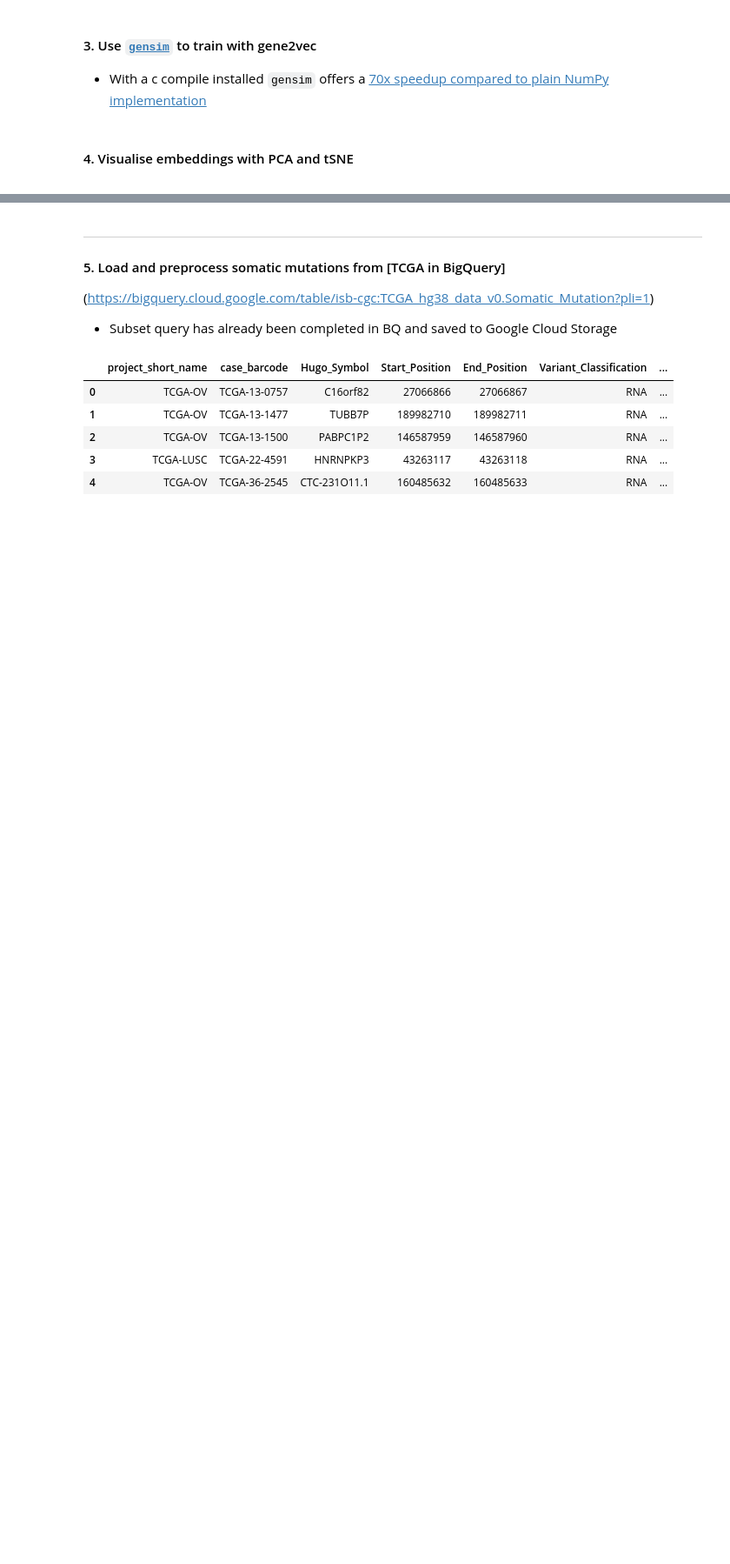
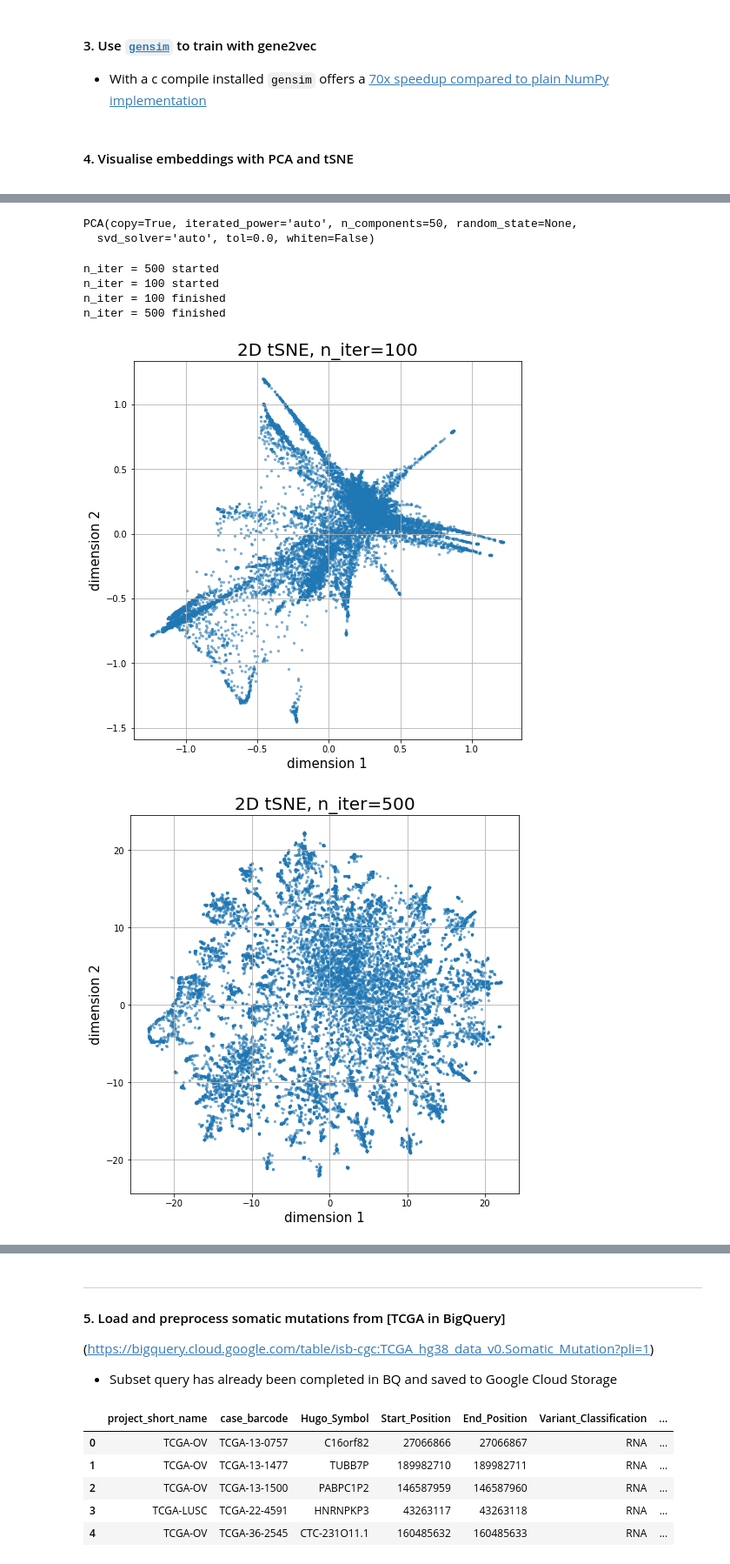
Before and after one commit to athon-millane/thesis, a Jupyter notebook: notebooks/gene2vec.ipynb, the cells around one changed output, grey strips where cells are left out. Shown at 87% size. Cells and saved outputs as stored; diff of their text form; code cells hidden in the pictures; blank space fills up the shorter version.

```diff
--- a/notebooks/gene2vec.ipynb
+++ b/notebooks/gene2vec.ipynb
@@ -172,27 +202,36 @@ plot_2d(pca_rdWV_2, title='2 Component PCA')
 # %%
 # 50 component PCA for tSNE
 pca = PCA(n_components=50)
 pca.fit(rdWV)
 pca_rdWV=pca.transform(rdWV)
 
 def tsne_worker(n_iter):
     # 2 component tSNE applied to PCA
     tsne = TSNE(n_components=2,
                 perplexity=30,
                 n_iter=n_iter,
                 learning_rate=200,
                 n_jobs=8)
 
     print('n_iter = {0:d} started'.format(n_iter))
     data = tsne.fit_transform(pca_rdWV)
     print('n_iter = {0:d} finished'.format(n_iter))
     return data, n_iter
 
 p = Pool(4)
 
 # generate tsne of different iteration in parallel
-results = p.map(tsne_worker, [100, 500, 1000])
+results = p.map(tsne_worker, [100, 500])
 
 # plot tSNE
 for data, n_iter in results:
     plot_2d(data, '2D tSNE, n_iter={0:d}'.format(n_iter))
+# %% [output]
+PCA(copy=True, iterated_power='auto', n_components=50, random_state=None,
+  svd_solver='auto', tol=0.0, whiten=False)
+n_iter = 500 started
+n_iter = 100 started
+n_iter = 100 finished
+n_iter = 500 finished
+[figure, added]
+[figure, added]
```
Also changed, not shown: parts of 41 cells of this notebook.
